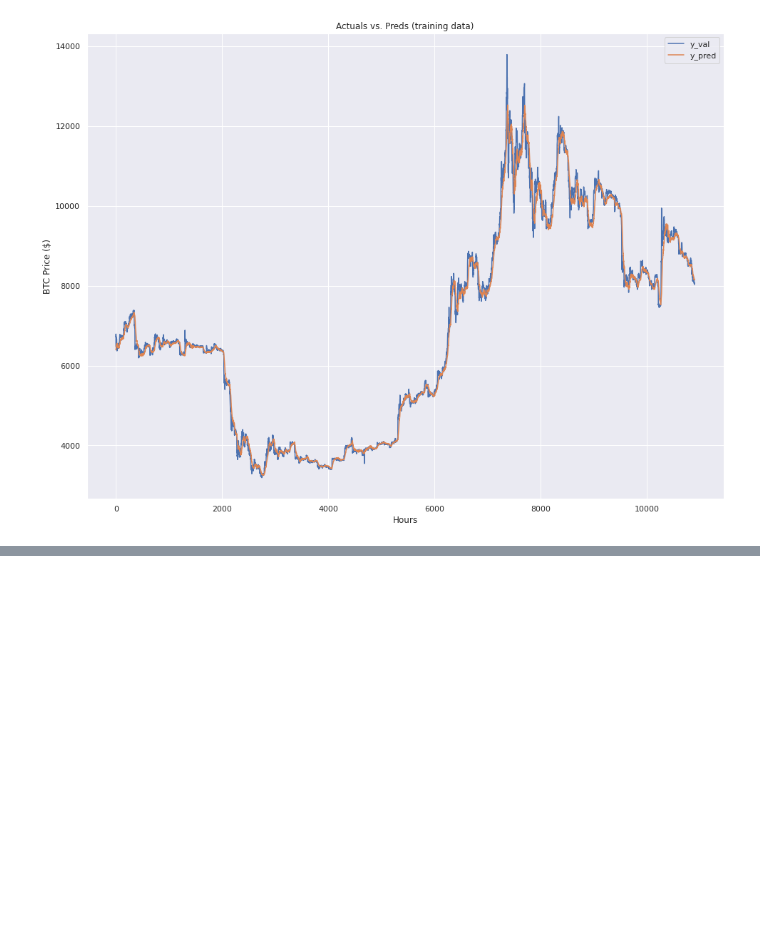
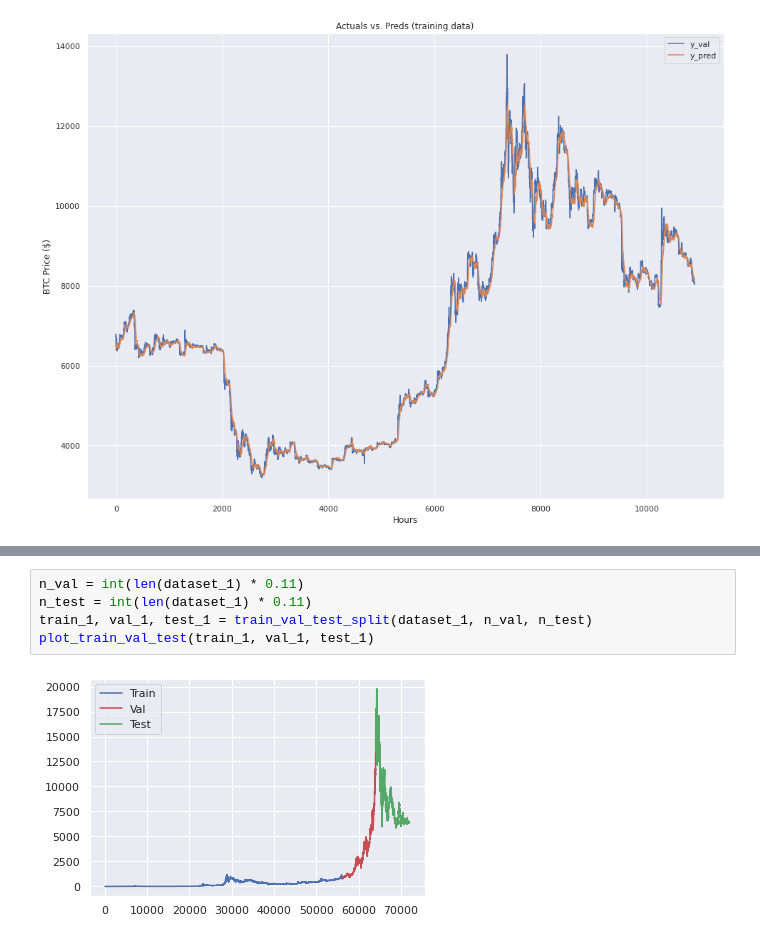
Before and after one commit to codeananda/bitcoin_price_predictor, a Jupyter notebook: price_predictor/keras_price_predictor.ipynb, the cells around one changed output, grey strips where cells are left out. Cells and saved outputs as stored; diff of their text form; blank space fills up the shorter version.

```diff
--- a/price_predictor/keras_price_predictor.ipynb
+++ b/price_predictor/keras_price_predictor.ipynb
@@ -1604,0 +1626,7 @@ plot_train_val_test(*tvt)
+# %%
+n_val = int(len(dataset_1) * 0.11)
+n_test = int(len(dataset_1) * 0.11)
+train_1, val_1, test_1 = train_val_test_split(dataset_1, n_val, n_test)
+plot_train_val_test(train_1, val_1, test_1)
+# %% [output]
+[figure, added]
```
Also changed, not shown: parts of 20 cells of this notebook, 7 other files.
